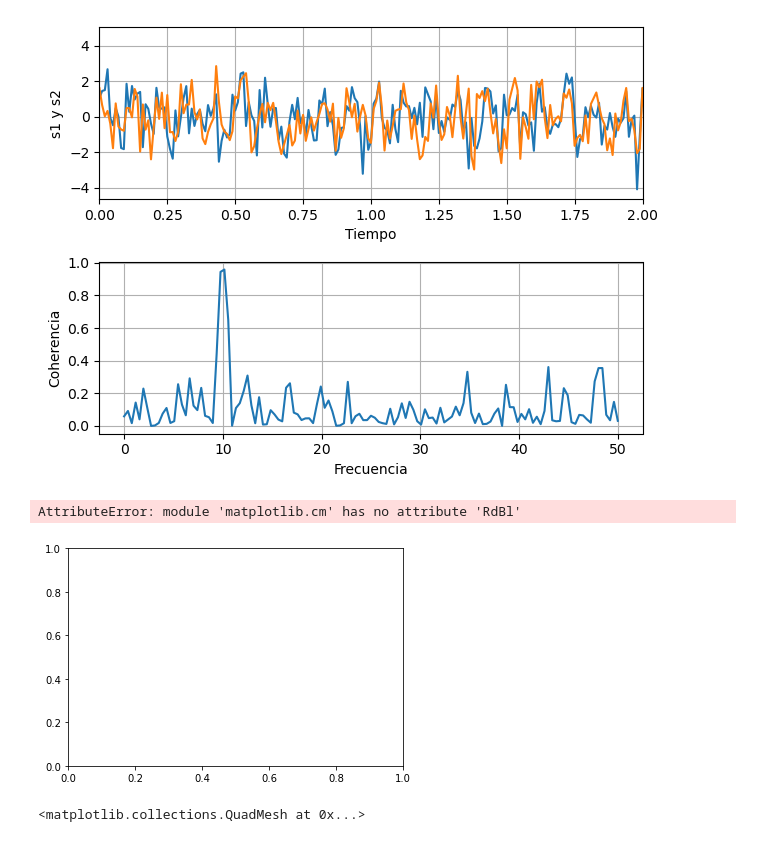
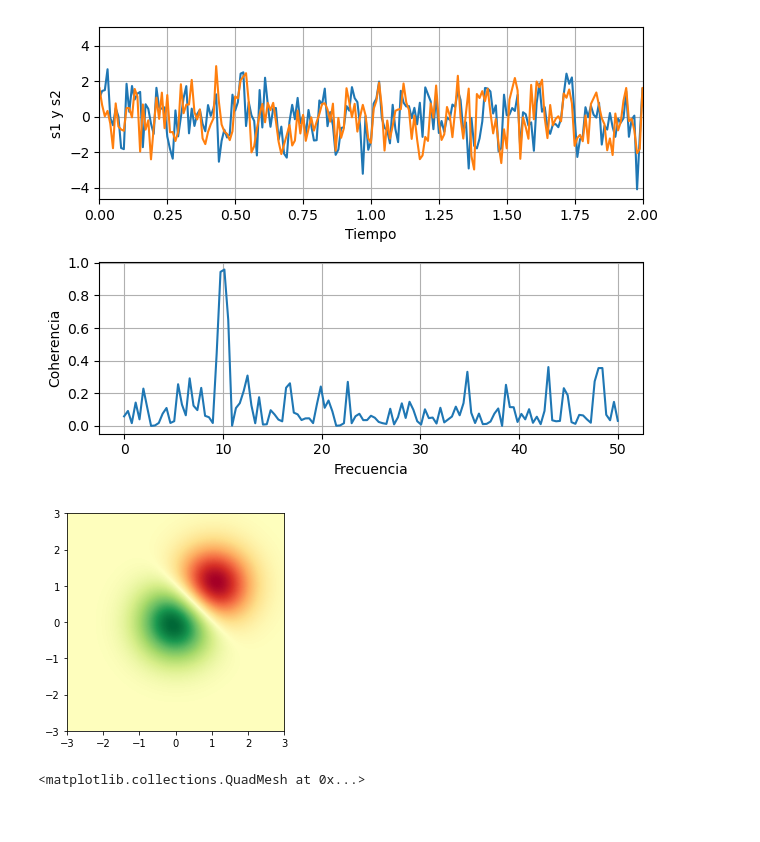
Before and after one commit to dbrisaro/Circulacion-General-FCEN, a Jupyter notebook: instructivos/01_Introduccion-python.ipynb, the cells around one changed output. Drawn from its saved outputs; the diff is of its cells as text; code cells hidden in the pictures.

```diff
--- a/instructivos/01_Introduccion-python.ipynb
+++ b/instructivos/01_Introduccion-python.ipynb
@@ -368,28 +368,27 @@ plt.show()
 # %% [output]
 [figure]
 # %%
-https://matplotlib.org/3.1.0/gallery/color/colormap_reference.html
+#https://matplotlib.org/3.1.0/gallery/color/colormap_reference.html
 
 # Graficamos una imagen con una barra de colores
 import matplotlib.cm as cm
 
 delta = 0.025
 x = y = np.arange(-3.0, 3.0, delta)
 
 X, Y = np.meshgrid(x, y)
 Z1 = np.exp(-X**2 - Y**2)
 Z2 = np.exp(-(X - 1)**2 - (Y - 1)**2)
 Z = (Z1 - Z2) * 2
 
 fig, ax = plt.subplots()
 im = ax.imshow(Z, interpolation='bilinear', cmap=cm.RdYlGn,
                origin='lower', extent=[-3, 3, -3, 3],
                vmax=abs(Z).max(), vmin=-abs(Z).max())
 
 plt.show()
 # %% [output]
-AttributeError: module 'matplotlib.cm' has no attribute 'RdBl'
-[figure, old version]
+[figure, new version]
 # %%
 ## pcolormesh
 
```
Also changed, not shown: parts of 3 cells of this notebook.
